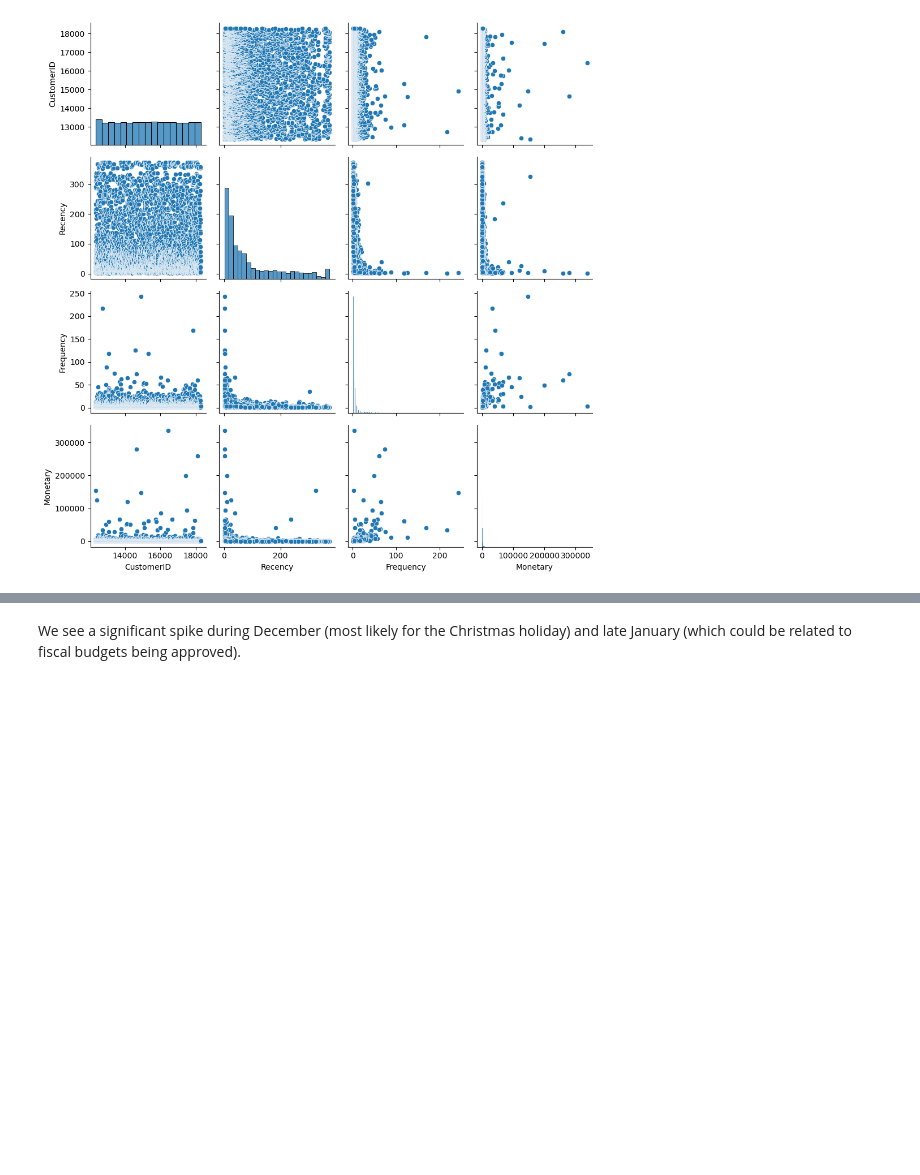
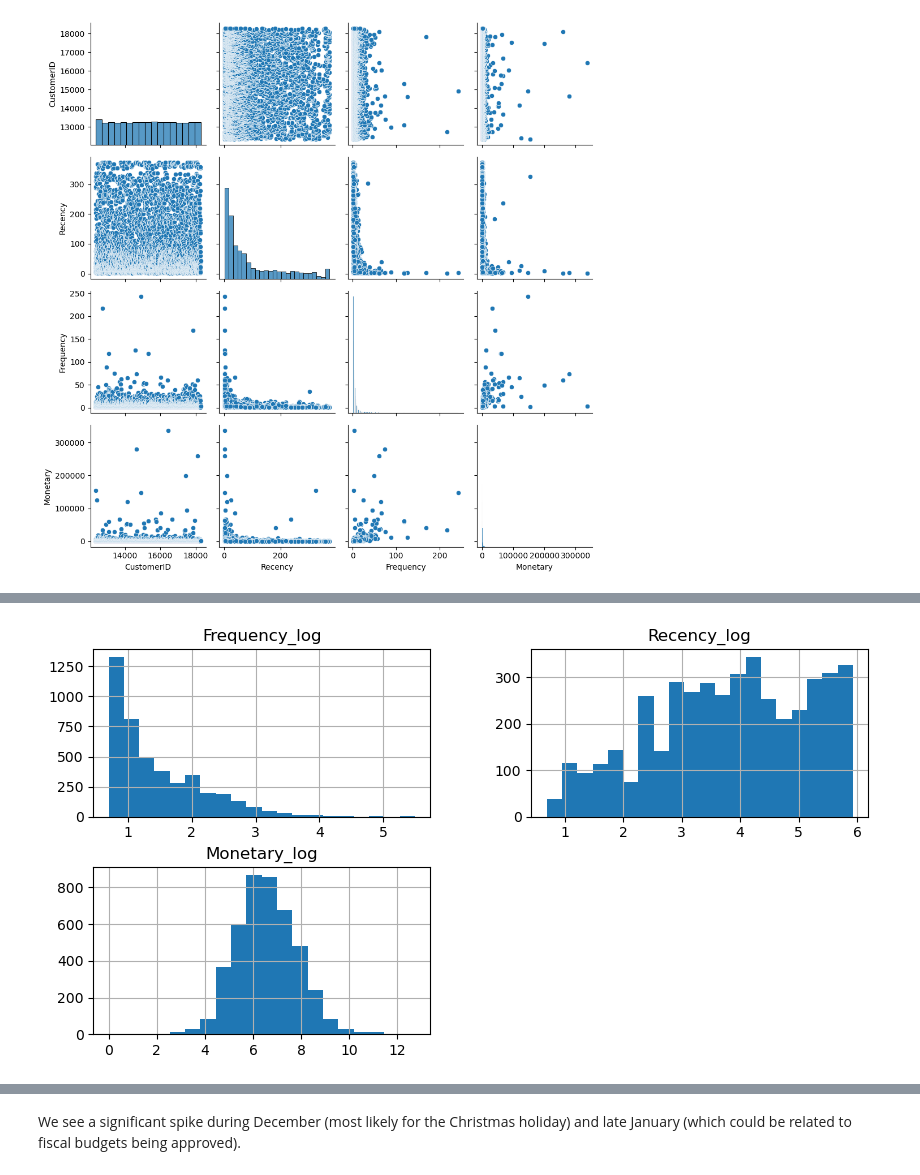
Before and after one commit to jwharmeriv/Customer_Segmentation_Project, a Jupyter notebook: notebooks/Capstone_3_Data_Preprocessing_EDA.ipynb, the cells around one changed output, grey strips where cells are left out. Drawn from its saved outputs; the diff is of its cells as text; code cells hidden in the pictures; blank space fills up the shorter version.

```diff
--- a/notebooks/Capstone_3_Data_Preprocessing_EDA.ipynb
+++ b/notebooks/Capstone_3_Data_Preprocessing_EDA.ipynb
@@ -361,3 +381,9 @@ sns.heatmap(numeric_df.corr(), annot=True, cmap='coolwarm')
+# %%
+# Replot histograms after log transformation and scaling.
+rfm_df[['Frequency_log', 'Recency_log', 'Monetary_log']].hist(figsize=(10, 5), bins=20)
+plt.show()
+# %% [output]
+[figure, added]
 # %%
 # Display correlation heatmap.
 sns.heatmap(rfm_df.corr(), annot=True, cmap='coolwarm')
```
Also changed, not shown: parts of 11 cells of this notebook.
